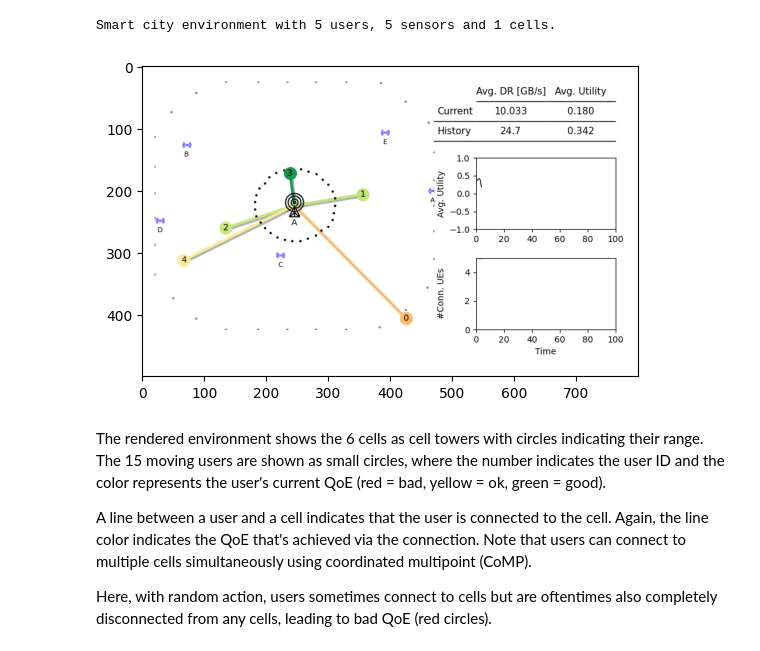
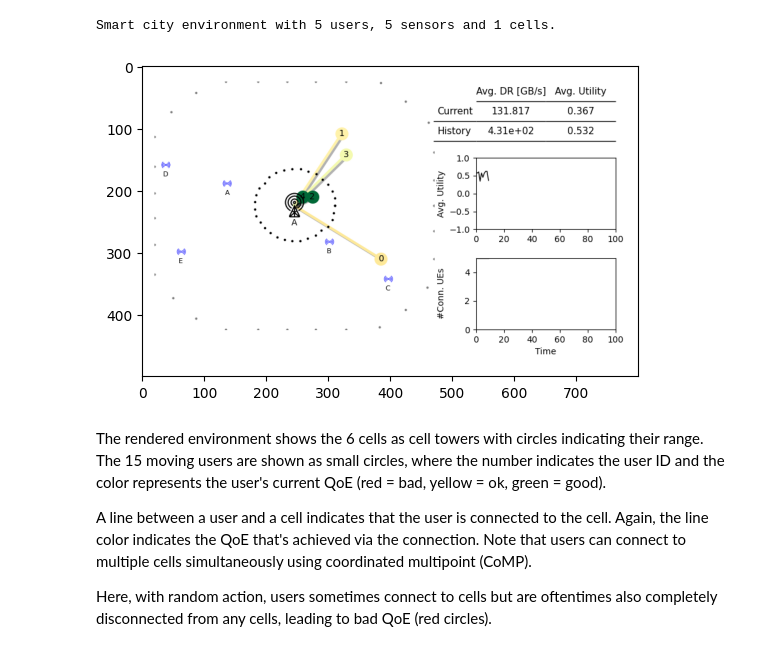
Before and after one commit to stefanbschneider/mobile-env, a Jupyter notebook: examples/smart_city.ipynb, the cells around one changed output. Cells and saved outputs as stored; diff of their text form; code cells hidden in the pictures.

```diff
--- a/examples/smart_city.ipynb
+++ b/examples/smart_city.ipynb
@@ -63,23 +63,24 @@ Smart city environment with 5 users, 5 sensors and 1 cells.
 # %%
 from IPython import display
 import logging
 
 # run the simulation for 10 time steps
 done = False
 obs, info = env.reset()
-for _ in range(5):
+for _ in range(10
+               ):
     # here, use random dummy actions by sampling from the action space
     logging.warning(f"Action sampling....")
     dummy_action = env.action_space.sample()
     logging.warning(f"Sampled action: {dummy_action}")
     obs, reward, terminated, truncated, info = env.step(dummy_action)
 
     # render the environment
     plt.imshow(env.render())
     display.display(plt.gcf())
     display.clear_output(wait=True)
 # %% [output]
-[figure, old version]
+[figure, new version]
 # %% [markdown]
 The rendered environment shows the 6 cells as cell towers with circles indicating their range.
 The 15 moving users are shown as small circles, where the number indicates the user ID and
```
Also changed, not shown: parts of 1 cell of this notebook, 6 other files.
